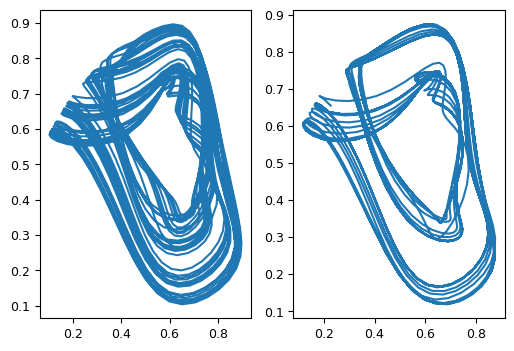
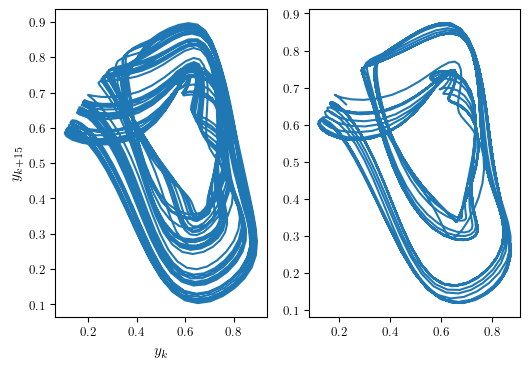
The change to this notebook cell's code, shown as a diff; its figure went from the first image to the second:
--- before
+++ after
@@ -3,2 +3,4 @@
 ax[0].plot(y_test[:-15],y_test[15:])
 ax[1].plot(y_pred[:-15],y_pred[15:])
+ax[0].set_xlabel(r'$y_k$')
+ax[0].set_ylabel(r'$y_{k+15}$')

Commit: Rough work.